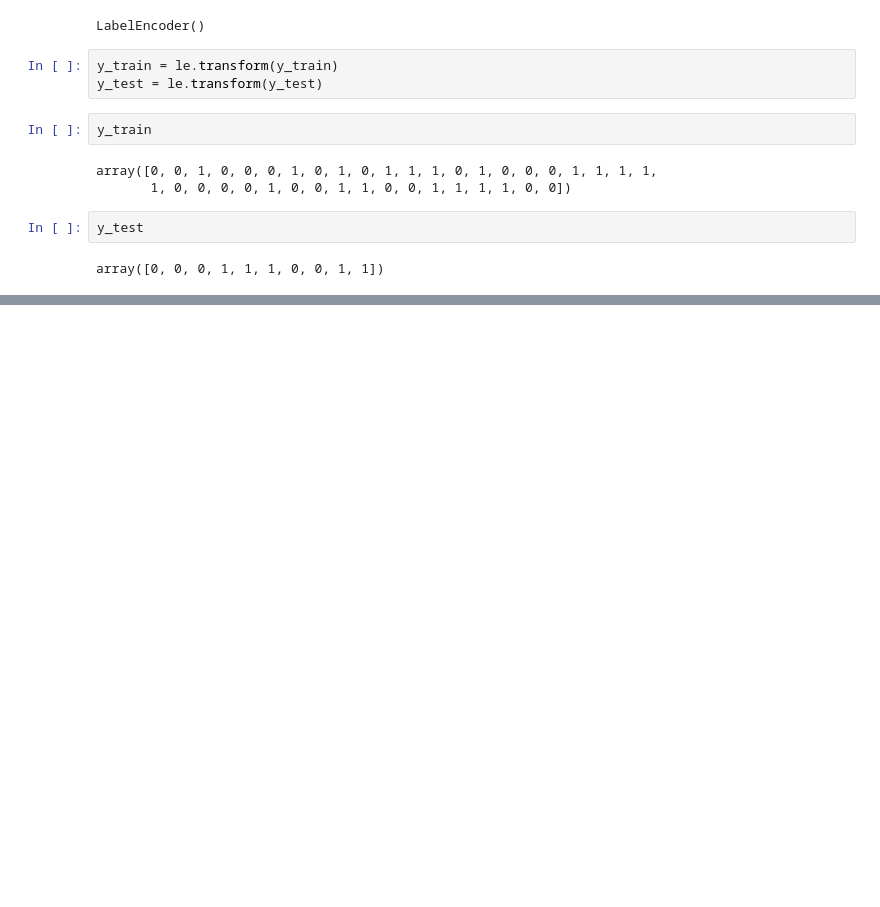
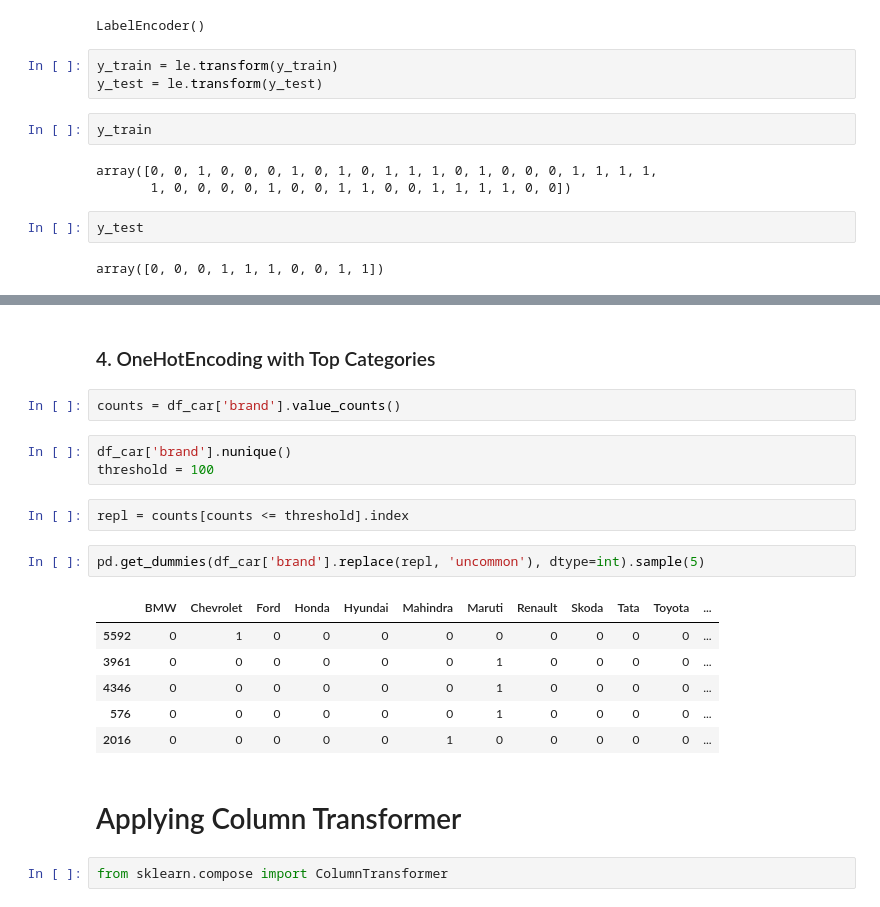
Before and after one commit to chaudhary-dotcom/Encoding, a Jupyter notebook: encoding.ipynb, the cells around one changed output, grey strips where cells are left out. Saved outputs shown, nothing was run; the diff lists cells and outputs as text; blank space fills up the shorter version.

```diff
--- a/encoding.ipynb
+++ b/encoding.ipynb
@@ -112,0 +246,22 @@ array([0, 0, 0, 1, 1, 1, 0, 0, 1, 1])
+# %% [markdown]
+### 4. OneHotEncoding with Top Categories
+# %%
+counts = df_car['brand'].value_counts()
+# %%
+df_car['brand'].nunique()
+threshold = 100
+# %%
+repl = counts[counts <= threshold].index
+# %%
+pd.get_dummies(df_car['brand'].replace(repl, 'uncommon'), dtype=int).sample(5)
+# %% [output]
+|  | BMW | Chevrolet | Ford | Honda | Hyundai | Mahindra | Maruti | Renault | Skoda | Tata | Toyota | ... |
+| 5592 | 0 | 1 | 0 | 0 | 0 | 0 | 0 | 0 | 0 | 0 | 0 | ... |
+| 3961 | 0 | 0 | 0 | 0 | 0 | 0 | 1 | 0 | 0 | 0 | 0 | ... |
+| 4346 | 0 | 0 | 0 | 0 | 0 | 0 | 1 | 0 | 0 | 0 | 0 | ... |
+| 576 | 0 | 0 | 0 | 0 | 0 | 0 | 1 | 0 | 0 | 0 | 0 | ... |
+| 2016 | 0 | 0 | 0 | 0 | 0 | 1 | 0 | 0 | 0 | 0 | 0 | ... |
+# %% [markdown]
+# Applying Column Transformer
+# %%
+from sklearn.compose import ColumnTransformer
```
Also changed, not shown: parts of 25 cells of this notebook, 1 other file.
